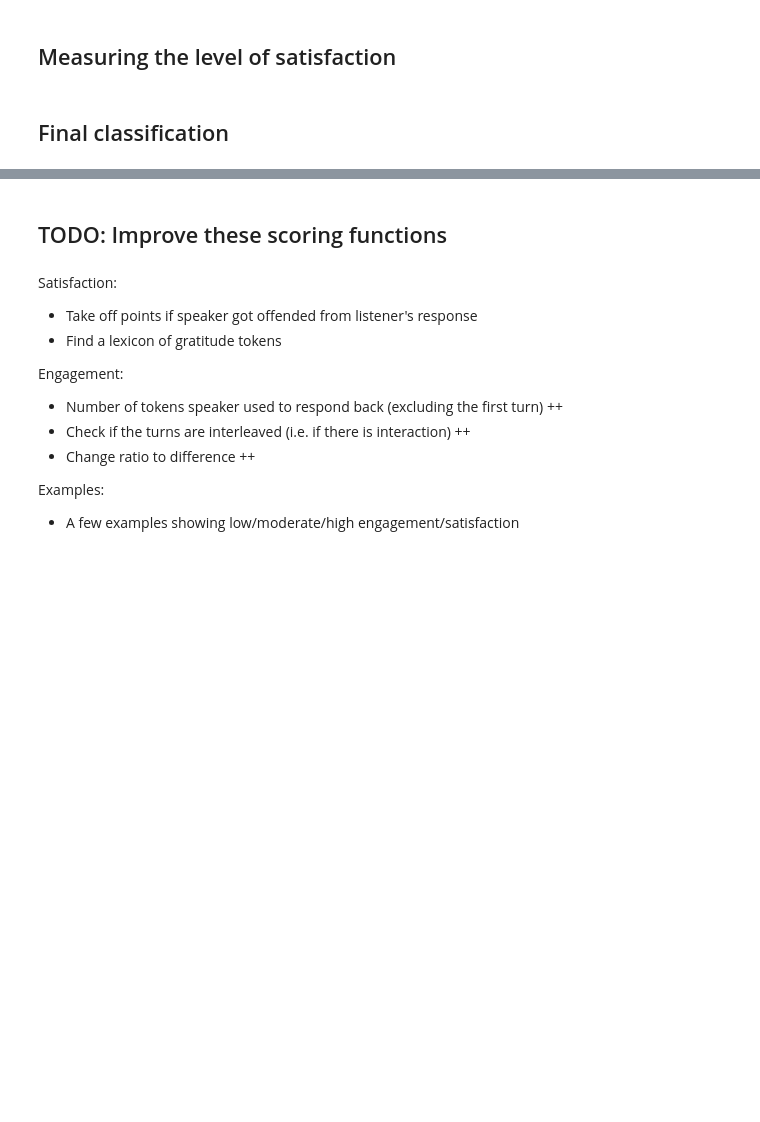
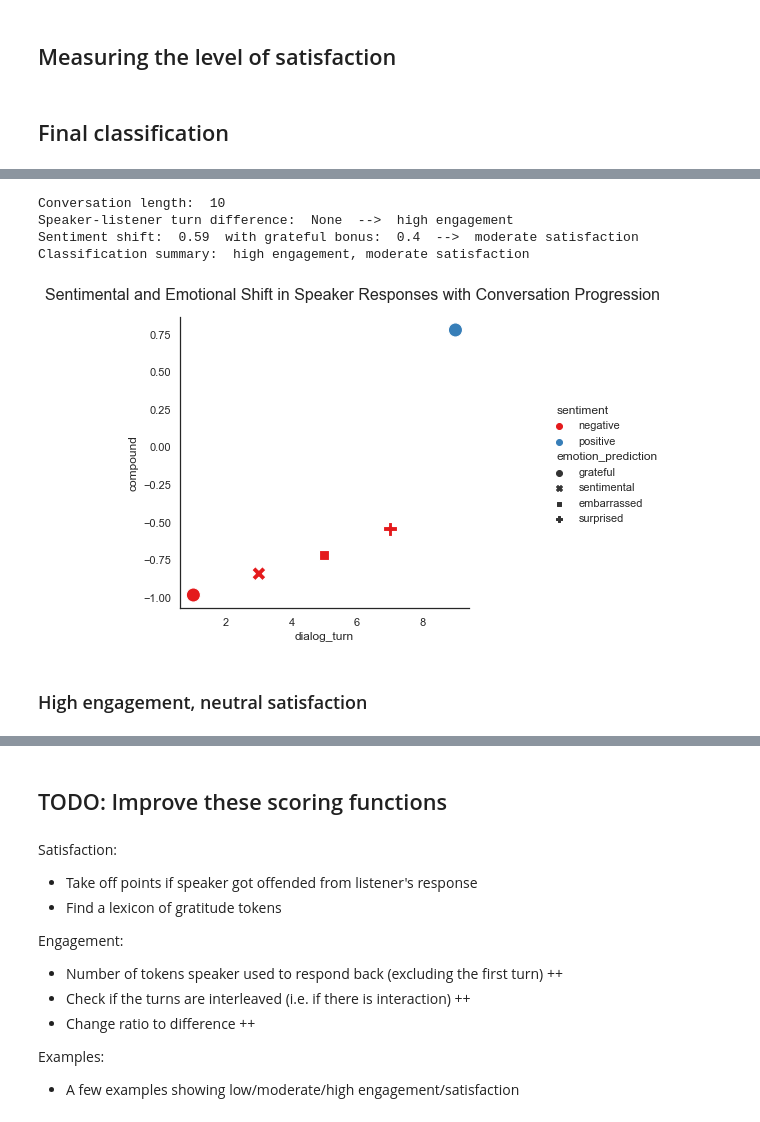
Before and after one commit to cetsen/therapeutic-chatbot, a Jupyter notebook: engagement_satisfaction.ipynb, the cells around one changed output, grey strips where cells are left out. Drawn from its saved outputs; the diff is of its cells as text; code cells hidden in the pictures; blank space fills up the shorter version.

```diff
--- a/engagement_satisfaction.ipynb
+++ b/engagement_satisfaction.ipynb
@@ -260,0 +340,10 @@ def test_examples(conversation_id):
+# %%
+test_examples(1003)
+# %% [output]
+Conversation length:  10
+Speaker-listener turn difference:  None  -->  high engagement
+Sentiment shift:  0.59  with grateful bonus:  0.4  -->  moderate satisfaction
+Classification summary:  high engagement, moderate satisfaction
+[figure, added]
+# %% [markdown]
+### High engagement, neutral satisfaction
```
Also changed, not shown: parts of 29 cells of this notebook.
